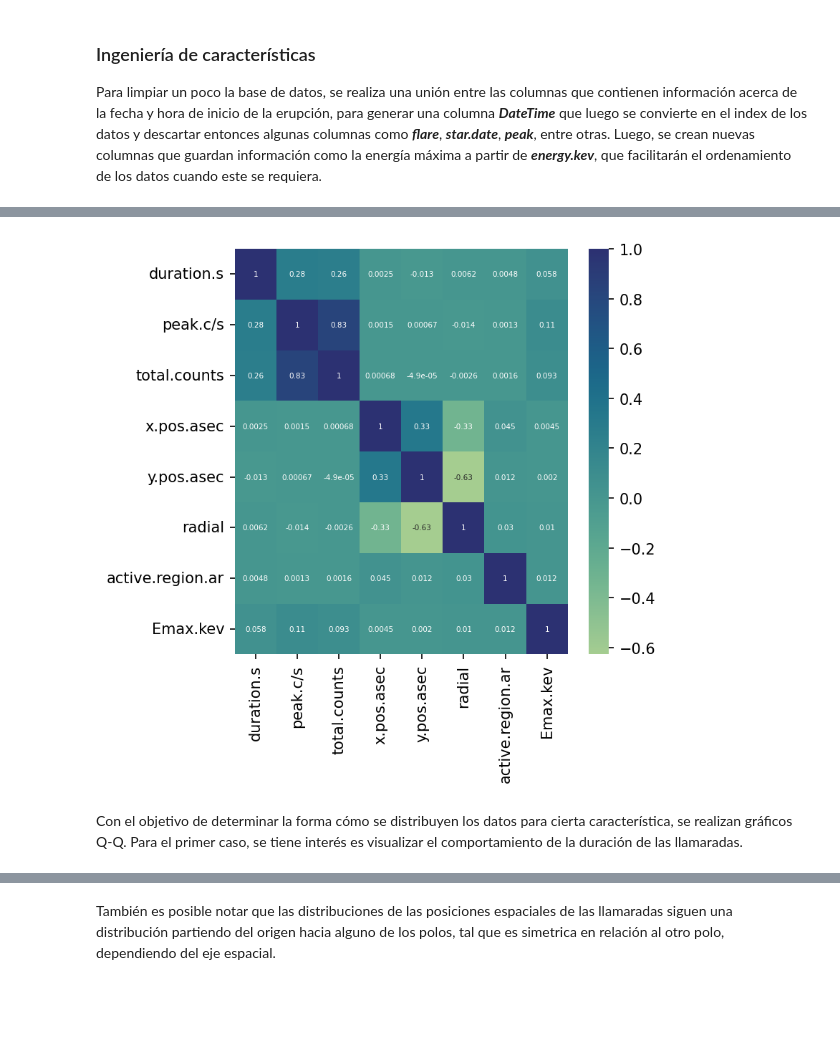
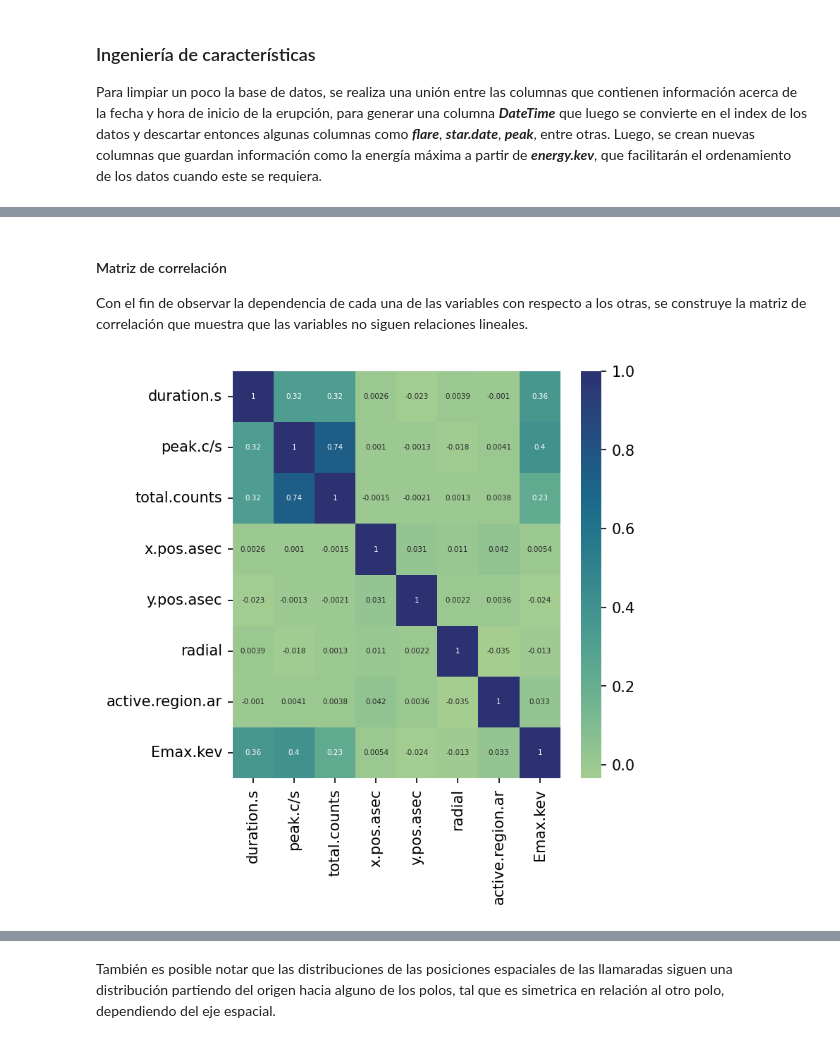
Before and after one commit to Exploratory-Data-Analiysis/Exam_1, a Jupyter notebook: ML_SolarFlares.ipynb, the cells around one changed output, grey strips where cells are left out. Cells and saved outputs as stored; diff of their text form; code cells hidden in the pictures; blank space fills up the shorter version.

```diff
--- a/ML_SolarFlares.ipynb
+++ b/ML_SolarFlares.ipynb
@@ -16,8 +18,16 @@ import numpy as np
 import matplotlib.pyplot as plt
 import seaborn as sns
 import re
+import scipy as sc
 from scipy import stats
 import statsmodels.api as sm
+plt.style.use("default")
+sns.set_palette("dark:violet", n_colors=3, desat=None, color_codes=False)
+
+def Filtro(df,col,cond):
+    a=df[col] == cond
+    dfa=df[a]
+    return dfa
 # %%
 file_path = r"2002to2018.csv"  #2002to2016.csv
 df = pd.read_csv(file_path)
@@ -66,0 +58,6 @@ Como primer análisis a los datos, se busca estudiar si existe alguna relación
+# %%
+df['Emax.kev'] = Emax
+df = df[df['radial'] < 4000]
+df = df[df['energy.kev'] != '3-6']
+
+df
@@ -66,0 +103,5 @@ Como primer análisis a los datos, se busca estudiar si existe alguna relación
+# %%
+energy1 = Filtro(df,'energy.kev','6-12') # Se filtra por rango de energias
+energy2 = Filtro(df,'energy.kev','12-25')
+energy3 = Filtro(df,'energy.kev','25-50')
+dfenergy=pd.concat([energy1,energy2,energy3])
@@ -67,9 +188,11 @@ Como primer análisis a los datos, se busca estudiar si existe alguna relación
+# %% [markdown]
+#### Matriz de correlación
+
+Con el fin de observar la dependencia de cada una de las variables con respecto a los otras, se construye la matriz de correlación que muestra que las variables no siguen relaciones lineales.
 # %%
 plt.figure(figsize=(5,5), dpi = 150)
-matriz=df.corr(method='pearson')
+matriz=dfenergy.corr(method='pearson')
 sns.heatmap(matriz,cmap='crest',annot=True, annot_kws={'fontsize':5})
-plt.savefig('img/matriz.png', dpi=300)
+plt.show()
 # %% [output]
-[figure, old version]
+[figure, new version]
-# %% [markdown]
-Con el objetivo de determinar la forma cómo se distribuyen los datos para cierta característica, se realizan gráficos Q-Q. Para el primer caso, se tiene interés es visualizar el comportamiento de la duración de las llamaradas.
```
Also changed, not shown: parts of 65 cells of this notebook, 2 other files.
